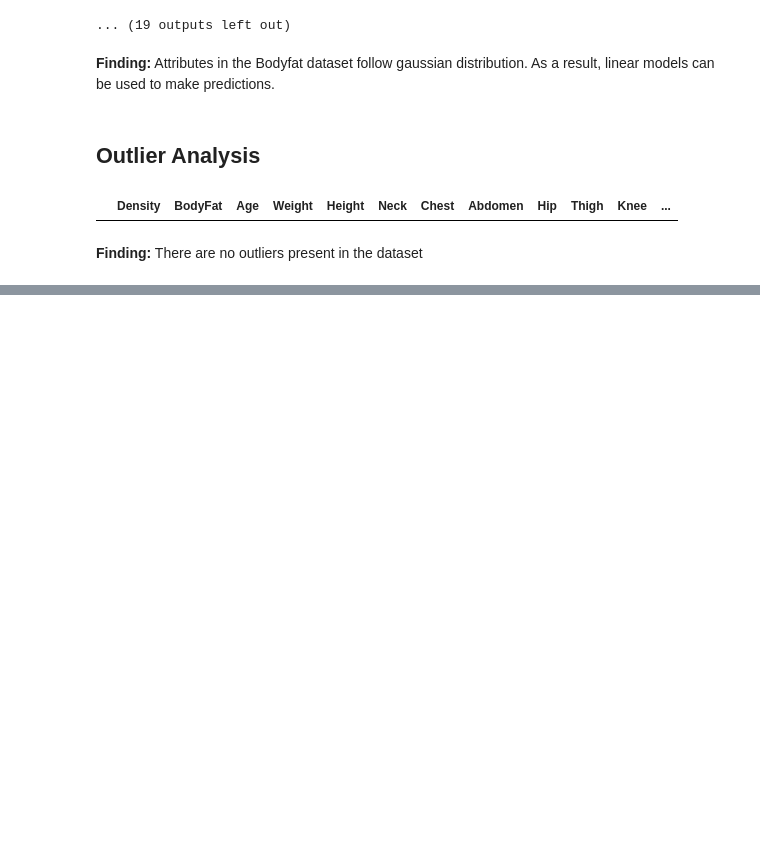
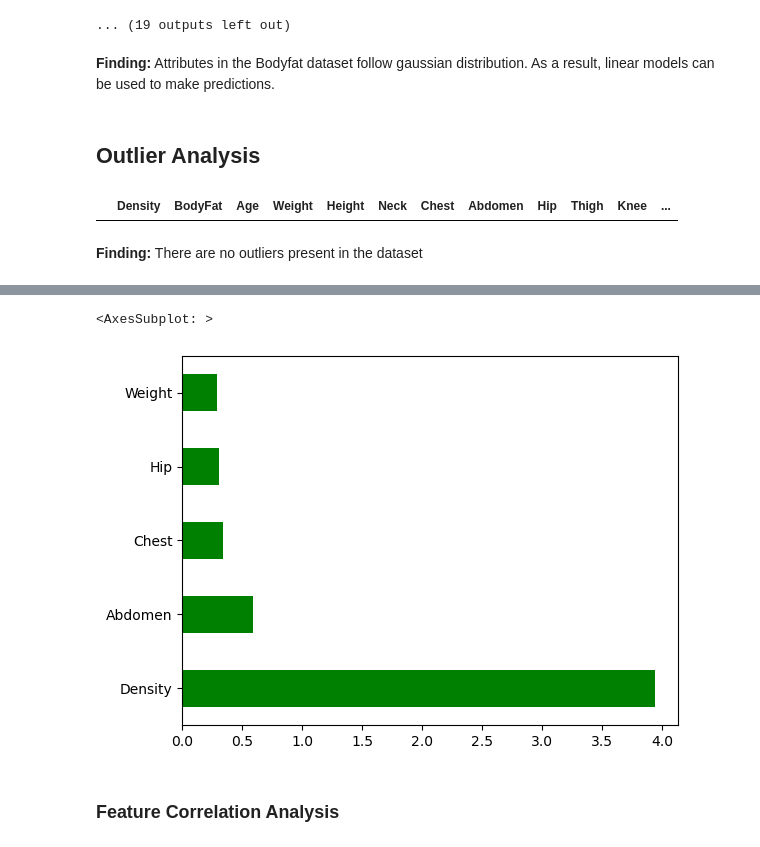
Before and after one commit to Aniket-Mahindrakar/Body-Fat-Estimation, a Jupyter notebook: Body Fat Prediction.ipynb, the cells around one changed output, grey strips where cells are left out. Drawn from its saved outputs; the diff is of its cells as text; code cells hidden in the pictures; blank space fills up the shorter version.

```diff
--- a/Body Fat Prediction.ipynb
+++ b/Body Fat Prediction.ipynb
@@ -148,0 +187,9 @@ temp
+# %%
+# Display the top 5 important features as per mutual information gain regressor model
+plotdata = pd.Series(mig_model, index=train.columns)
+plotdata.nlargest(5).plot(kind="barh", color="green")
+# %% [output]
+<AxesSubplot: >
+[figure, added]
+# %% [markdown]
+<h3>Feature Correlation Analysis</h3>
```
Also changed, not shown: parts of 18 cells of this notebook.
